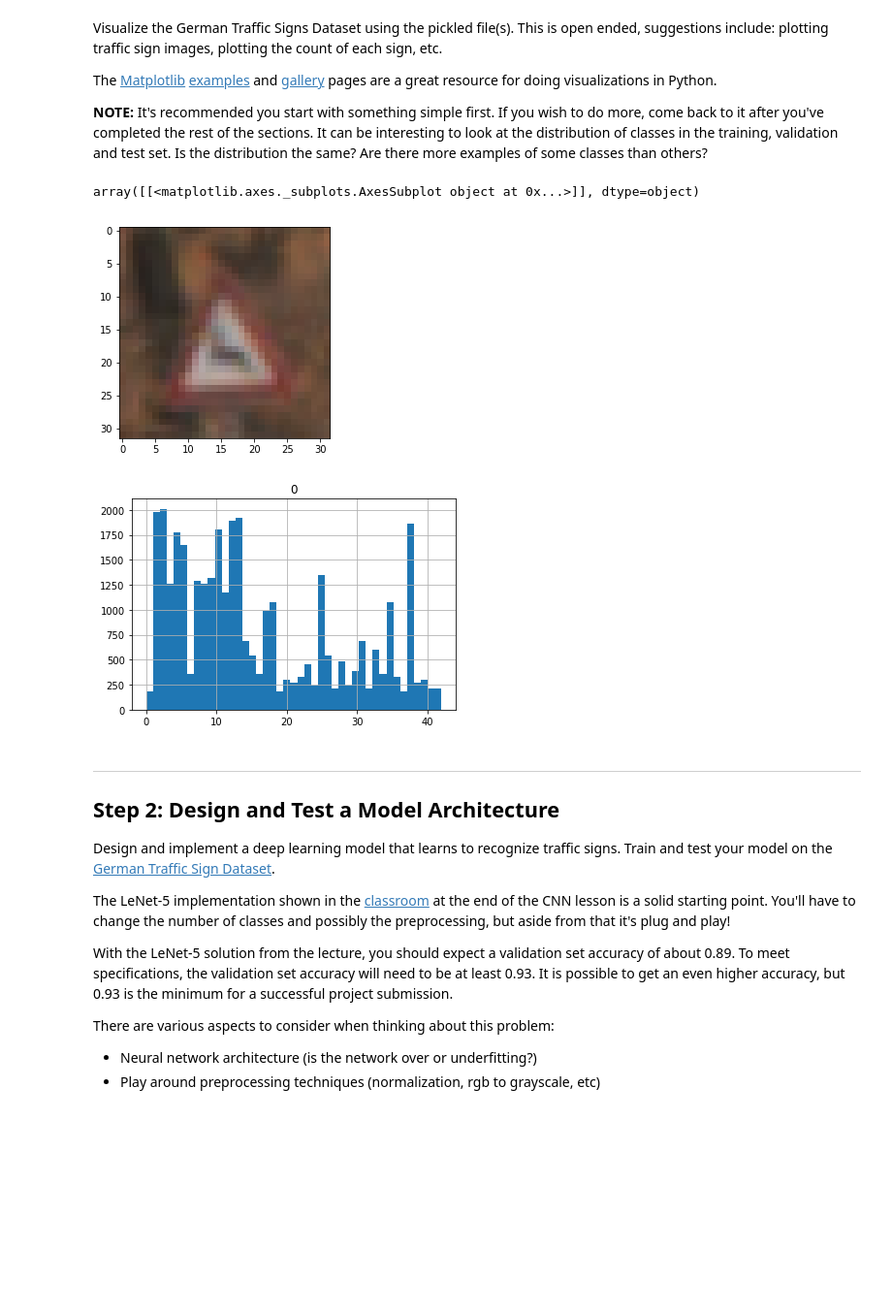
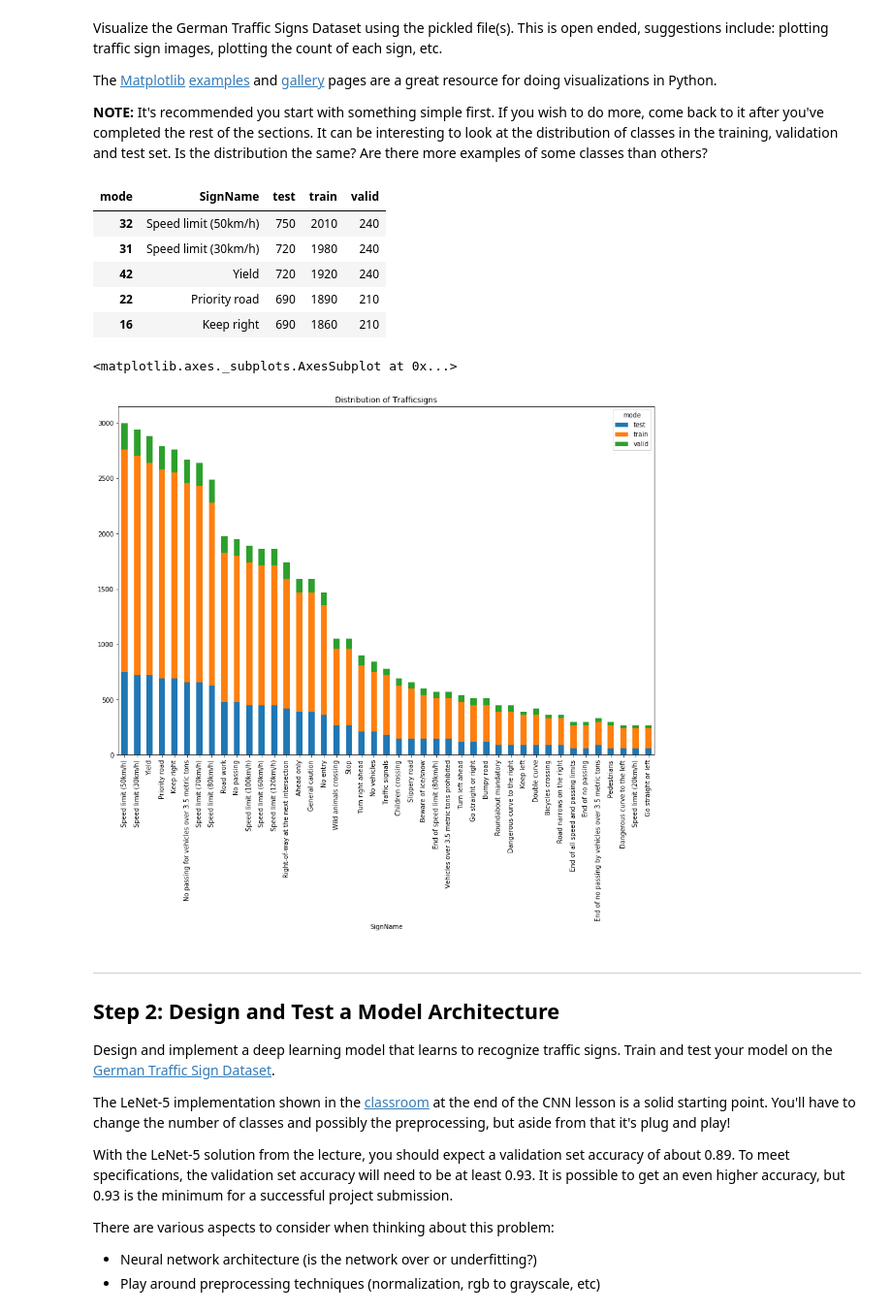
Before and after one commit to dennisjay/CarND-Traffic-Sign-Classifier-Project, a Jupyter notebook: Traffic_Sign_Classifier.ipynb, the cells around one changed output. Shown at 97% size. Saved outputs shown, nothing was run; the diff lists cells and outputs as text; code cells hidden in the pictures; blank space fills up the shorter version.

```diff
--- a/Traffic_Sign_Classifier.ipynb
+++ b/Traffic_Sign_Classifier.ipynb
@@ -98,15 +90,38 @@ import pandas as pd
 # Visualizations will be shown in the notebook.
 %matplotlib inline
 
+train_df = pd.DataFrame(  train['labels'] )
+test_df = pd.DataFrame(  test['labels'] )
+valid_df = pd.DataFrame( valid['labels'])
 
-plt.imshow( np.array( train['features'] )[300] )
+train_df['mode'] = 'train'
+test_df['mode'] = 'test'
+valid_df['mode'] = 'valid'
 
-classes = pd.DataFrame( train['labels'] )
-classes.hist(bins=n_classes)
+classes = pd.concat( [train_df, test_df, valid_df ] )
+sign_names = pd.read_csv( './signnames.csv' )
+
+classes.columns = ['ClassId', 'mode']
+classes['count'] = 1
+classes = pd.merge( classes, sign_names)
+
+
+grouped = classes.groupby( ['mode', 'ClassId', 'SignName'] ).sum().reset_index()
+grouped = grouped.pivot( index='SignName', columns='mode' )['count'].reset_index()
+grouped = grouped.sort_values( 'train', ascending=False)
+grouped.head(5)
 # %% [output]
-array([[<matplotlib.axes._subplots.AxesSubplot object at 0x...>]], dtype=object)
-[figure, removed]
-[figure, removed]
+| mode | SignName | test | train | valid |
+| 32 | Speed limit (50km/h) | 750 | 2010 | 240 |
+| 31 | Speed limit (30km/h) | 720 | 1980 | 240 |
+| 42 | Yield | 720 | 1920 | 240 |
+| 22 | Priority road | 690 | 1890 | 210 |
+| 16 | Keep right | 690 | 1860 | 210 |
+# %%
+grouped. plot( kind='bar', title='Distribution of Trafficsigns', x='SignName', figsize=(15, 10), stacked=True)
+# %% [output]
+<matplotlib.axes._subplots.AxesSubplot at 0x...>
+[figure, added]
 # %% [markdown]
 ----
 
```
Also changed, not shown: parts of 19 cells of this notebook, 7 other files.
